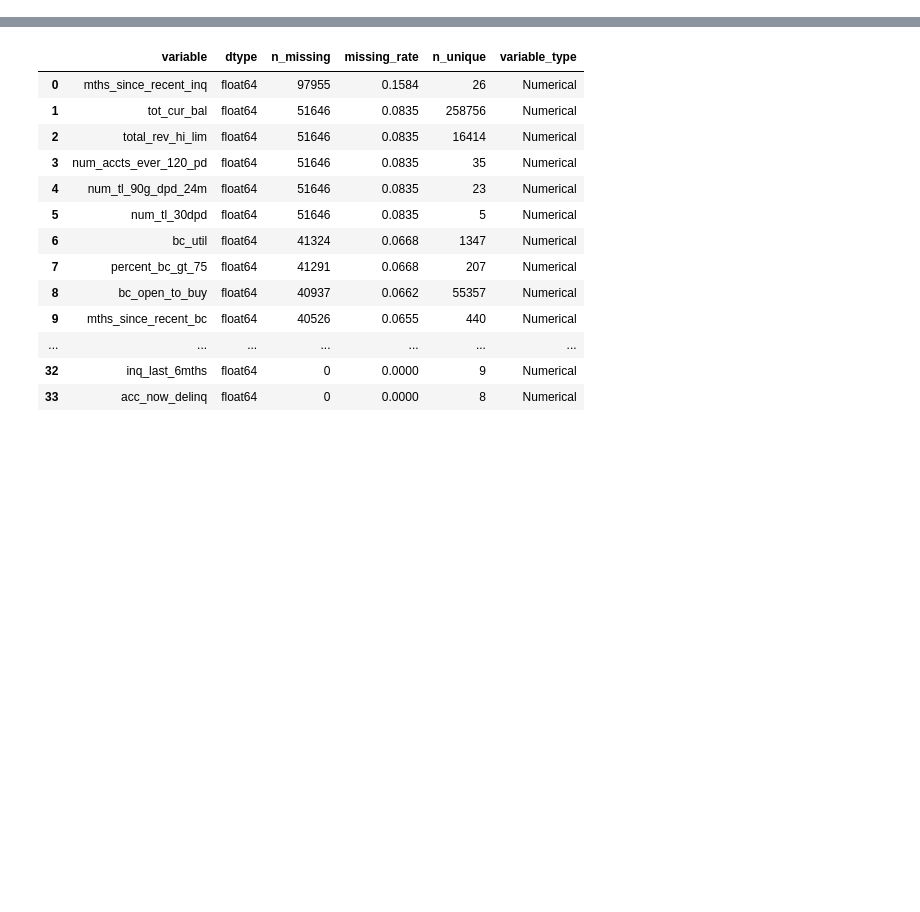
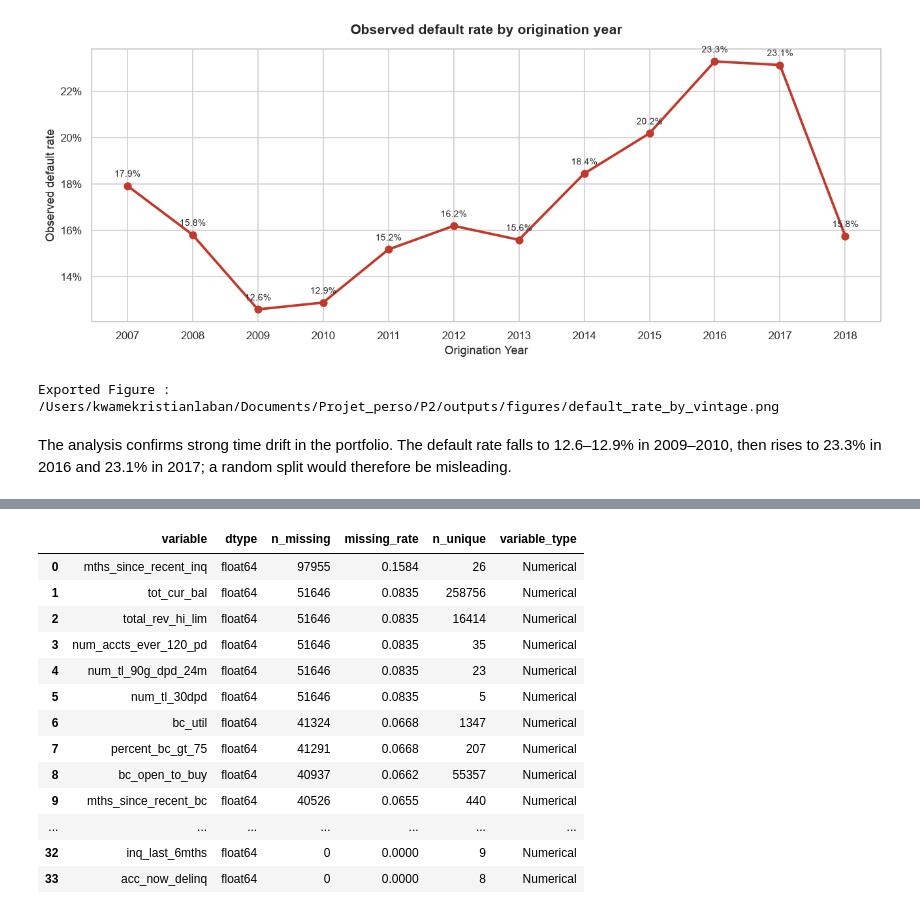
Before and after one commit to Kwame-K/credit-risk-scoring, a Jupyter notebook: notebooks/01_data_preparation.ipynb, the cells around one changed output, grey strips where cells are left out. Saved outputs shown, nothing was run; the diff lists cells and outputs as text; code cells hidden in the pictures; blank space fills up the shorter version.

```diff
--- a/notebooks/01_data_preparation.ipynb
+++ b/notebooks/01_data_preparation.ipynb
@@ -1409,0 +866,50 @@ Variables catégorielles :
+# %%
+# Chart 2 — Default rate by vintage
+# This chart highlights potential temporal risk drift. If default rates vary substantially across years, a random split would mix different risk environments and be inappropriate.
+
+fig, ax = plt.subplots(figsize=(12, 5))
+
+ax.plot(
+    vintage_summary["issue_year"],
+    vintage_summary["default_rate"],
+    marker="o",
+    markersize=7,
+    linewidth=2.5,
+    color="#C0392B"
+)
+
+for _, row in vintage_summary.iterrows():
+    ax.annotate(
+        f"{row['default_rate']:.1%}",
+        (row["issue_year"], row["default_rate"]),
+        xytext=(0, 9),
+        textcoords="offset points",
+        ha="center",
+        fontsize=9
+    )
+
+ax.set_title(
+    "Observed default rate by origination year",
+    fontsize=14,
+    fontweight="bold",
+    pad=15
+)
+ax.set_xlabel("Origination Year")
+ax.set_ylabel("Observed default rate")
+ax.set_xticks(vintage_summary["issue_year"])
+ax.yaxis.set_major_formatter(
+    plt.FuncFormatter(lambda value, _: f"{value:.0%}")
+)
+
+plt.tight_layout()
+
+figure_path = OUTPUT_FIGURES_DIR / "default_rate_by_vintage.png"
+plt.savefig(figure_path, dpi=160, bbox_inches="tight")
+plt.show()
+
+print(f"Exported Figure : {figure_path}")
+# %% [output]
+[figure, added]
+Exported Figure : /Users/kwamekristianlaban/Documents/Projet_perso/P2/outputs/figures/default_rate_by_vintage.png
+# %% [markdown]
+The analysis confirms strong time drift in the portfolio. The default rate falls to 12.6–12.9% in 2009–2010, then rises to 23.3% in 2016 and 23.1% in 2017; a random split would therefore be misleading.
```
Also changed, not shown: parts of 136 cells of this notebook, 13 other files.
